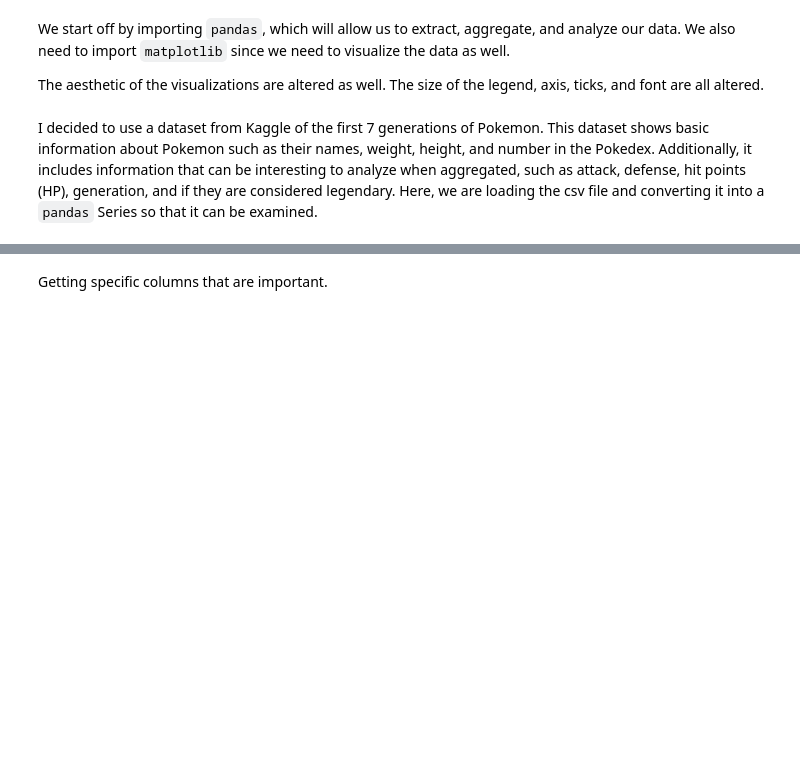
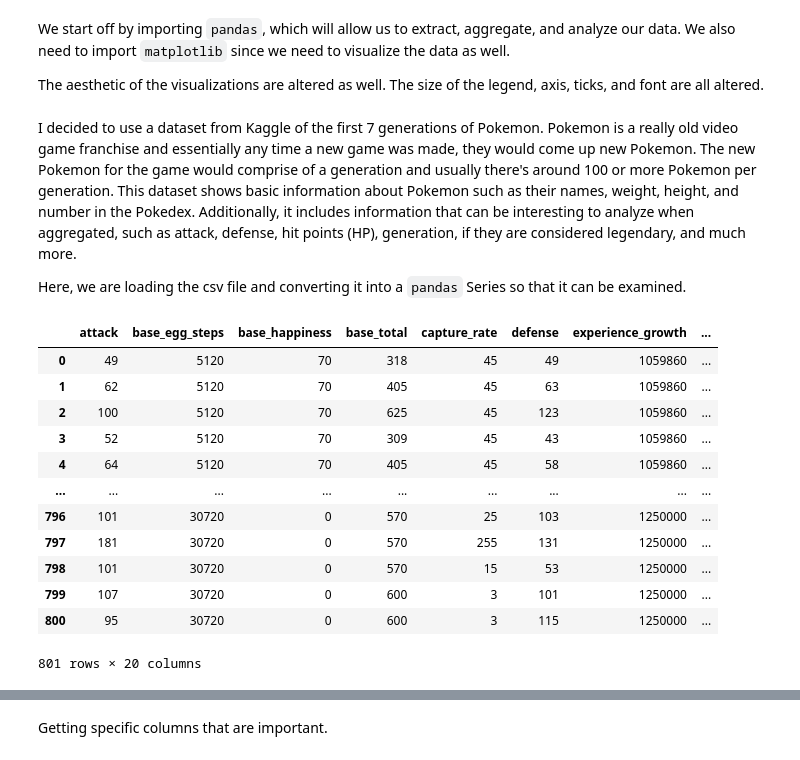
Before and after one commit to aniketadhikari/CS-5805-Blog, a Jupyter notebook: posts/blog 1/post1.ipynb, the cells around one changed output, grey strips where cells are left out. Drawn from its saved outputs; the diff is of its cells as text; code cells hidden in the pictures; blank space fills up the shorter version.

```diff
--- a/posts/blog 1/post1.ipynb
+++ b/posts/blog 1/post1.ipynb
@@ -12,7 +12,24 @@ plt.rc('legend', fontsize=12) # font size of legend
 plt.rc('xtick', labelsize=5) # size of ticks on x-axis
 plt.rc('ytick', labelsize=10) # size of ticks on y-axis
 # %% [markdown]
-I decided to use a dataset from Kaggle of the first 7 generations of Pokemon. This dataset shows basic information about Pokemon such as their names, weight, height, and number in the Pokedex. Additionally, it includes information that can be interesting to analyze when aggregated, such as attack, defense, hit points (HP), generation, and if they are considered legendary. Here, we are loading the csv file and converting it into a `pandas` Series so that it can be examined.
+I decided to use a dataset from Kaggle of the first 7 generations of Pokemon. Pokemon is a really old video game franchise and essentially any time a new game was made, they would come up new Pokemon. The new Pokemon for the game would comprise of a generation and usually there's around 100 or more Pokemon per generation. This dataset shows basic information about Pokemon such as their names, weight, height, and number in the Pokedex. Additionally, it includes information that can be interesting to analyze when aggregated, such as attack, defense, hit points (HP), generation, if they are considered legendary, and much more.
+
+Here, we are loading the csv file and converting it into a `pandas` Series so that it can be examined.
 # %%
 data_source_raw = "../../datasets/pokemon.csv"
 data_source_result = pd.read_csv(data_source_raw)
+data_source_result
+# %% [output]
+|  | attack | base_egg_steps | base_happiness | base_total | capture_rate | defense | experience_growth | ... |
+| 0 | 49 | 5120 | 70 | 318 | 45 | 49 | 1059860 | ... |
+| 1 | 62 | 5120 | 70 | 405 | 45 | 63 | 1059860 | ... |
+| 2 | 100 | 5120 | 70 | 625 | 45 | 123 | 1059860 | ... |
+| 3 | 52 | 5120 | 70 | 309 | 45 | 43 | 1059860 | ... |
+| 4 | 64 | 5120 | 70 | 405 | 45 | 58 | 1059860 | ... |
+| ... | ... | ... | ... | ... | ... | ... | ... | ... |
+| 796 | 101 | 30720 | 0 | 570 | 25 | 103 | 1250000 | ... |
+| 797 | 181 | 30720 | 0 | 570 | 255 | 131 | 1250000 | ... |
+| 798 | 101 | 30720 | 0 | 570 | 15 | 53 | 1250000 | ... |
+| 799 | 107 | 30720 | 0 | 600 | 3 | 101 | 1250000 | ... |
+| 800 | 95 | 30720 | 0 | 600 | 3 | 115 | 1250000 | ... |
+801 rows × 20 columns
```
Also changed, not shown: parts of 16 cells of this notebook, 1 other file.
